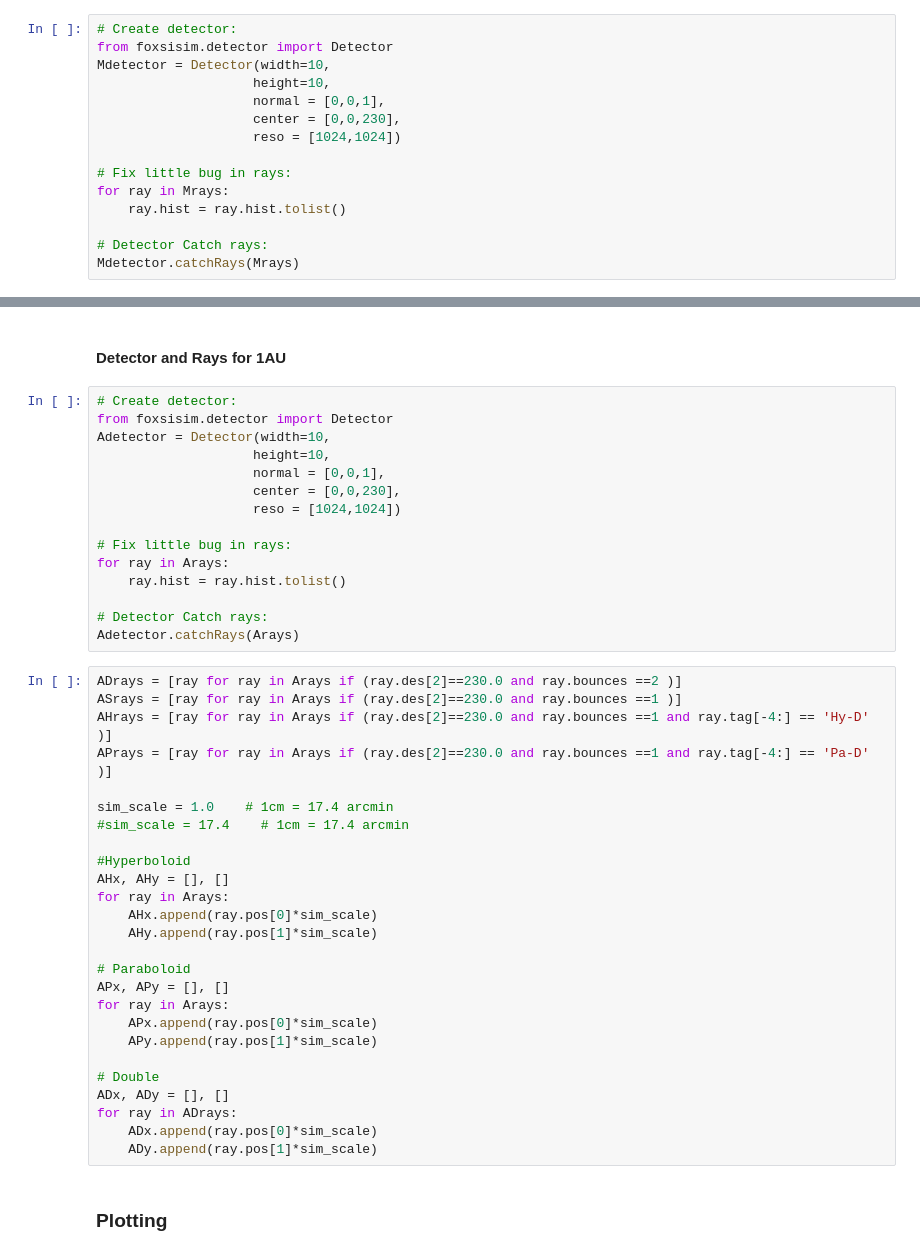
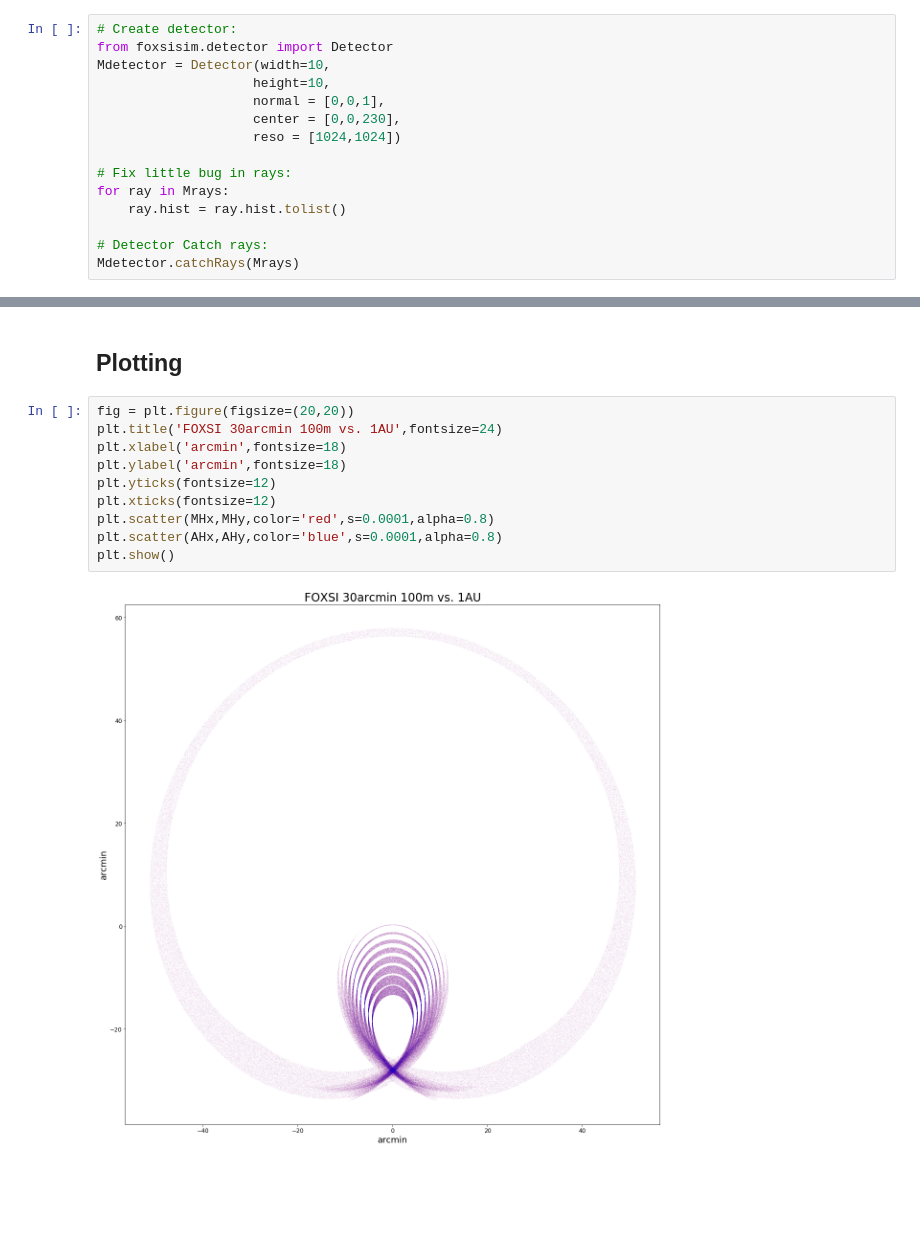
Before and after one commit to pymilo/Milo_RayTracing, a Jupyter notebook: Notebooks/GR_30acrmin_100m_vs_1AU.ipynb, the cells around one changed output, grey strips where cells are left out. Saved outputs shown, nothing was run; the diff lists cells and outputs as text; blank space fills up the shorter version.

```diff
--- a/Notebooks/GR_30acrmin_100m_vs_1AU.ipynb
+++ b/Notebooks/GR_30acrmin_100m_vs_1AU.ipynb
@@ -64,49 +107,18 @@ for ray in MDrays:
     MDx.append(ray.pos[0]*sim_scale)
     MDy.append(ray.pos[1]*sim_scale)
-# %% [markdown]
-#### Detector and Rays for 1AU
-# %%
-# Create detector:
-from foxsisim.detector import Detector
-Adetector = Detector(width=10,
-                    height=10,
-                    normal = [0,0,1],
-                    center = [0,0,230],
-                    reso = [1024,1024])
-
-# Fix little bug in rays:
-for ray in Arays:
-    ray.hist = ray.hist.tolist()
-
-# Detector Catch rays:
-Adetector.catchRays(Arays)
-# %%
-ADrays = [ray for ray in Arays if (ray.des[2]==230.0 and ray.bounces ==2 )]
-ASrays = [ray for ray in Arays if (ray.des[2]==230.0 and ray.bounces ==1 )]
-AHrays = [ray for ray in Arays if (ray.des[2]==230.0 and ray.bounces ==1 and ray.tag[-4:] == 'Hy-D' )]
-APrays = [ray for ray in Arays if (ray.des[2]==230.0 and ray.bounces ==1 and ray.tag[-4:] == 'Pa-D' )]
-
-sim_scale = 1.0    # 1cm = 17.4 arcmin
-#sim_scale = 17.4    # 1cm = 17.4 arcmin
-
-#Hyperboloid
-AHx, AHy = [], []
-for ray in Arays:
-    AHx.append(ray.pos[0]*sim_scale)
-    AHy.append(ray.pos[1]*sim_scale)
-
-# Paraboloid
-APx, APy = [], []
-for ray in Arays:
-    APx.append(ray.pos[0]*sim_scale)
-    APy.append(ray.pos[1]*sim_scale)
-
-# Double
-ADx, ADy = [], []
-for ray in ADrays:
-    ADx.append(ray.pos[0]*sim_scale)
-    ADy.append(ray.pos[1]*sim_scale)
 # %% [markdown]
-### Plotting
+## Plotting
+# %%
+fig = plt.figure(figsize=(20,20))
+plt.title('FOXSI 30arcmin 100m vs. 1AU',fontsize=24)
+plt.xlabel('arcmin',fontsize=18)
+plt.ylabel('arcmin',fontsize=18)
+plt.yticks(fontsize=12)
+plt.xticks(fontsize=12)
+plt.scatter(MHx,MHy,color='red',s=0.0001,alpha=0.8)
+plt.scatter(AHx,AHy,color='blue',s=0.0001,alpha=0.8)
+plt.show()
+# %% [output]
+[figure, added]
 # %%
 fig = plt.figure(figsize=(20,20))
```
Also changed, not shown: parts of 15 cells of this notebook, 1 other file.
